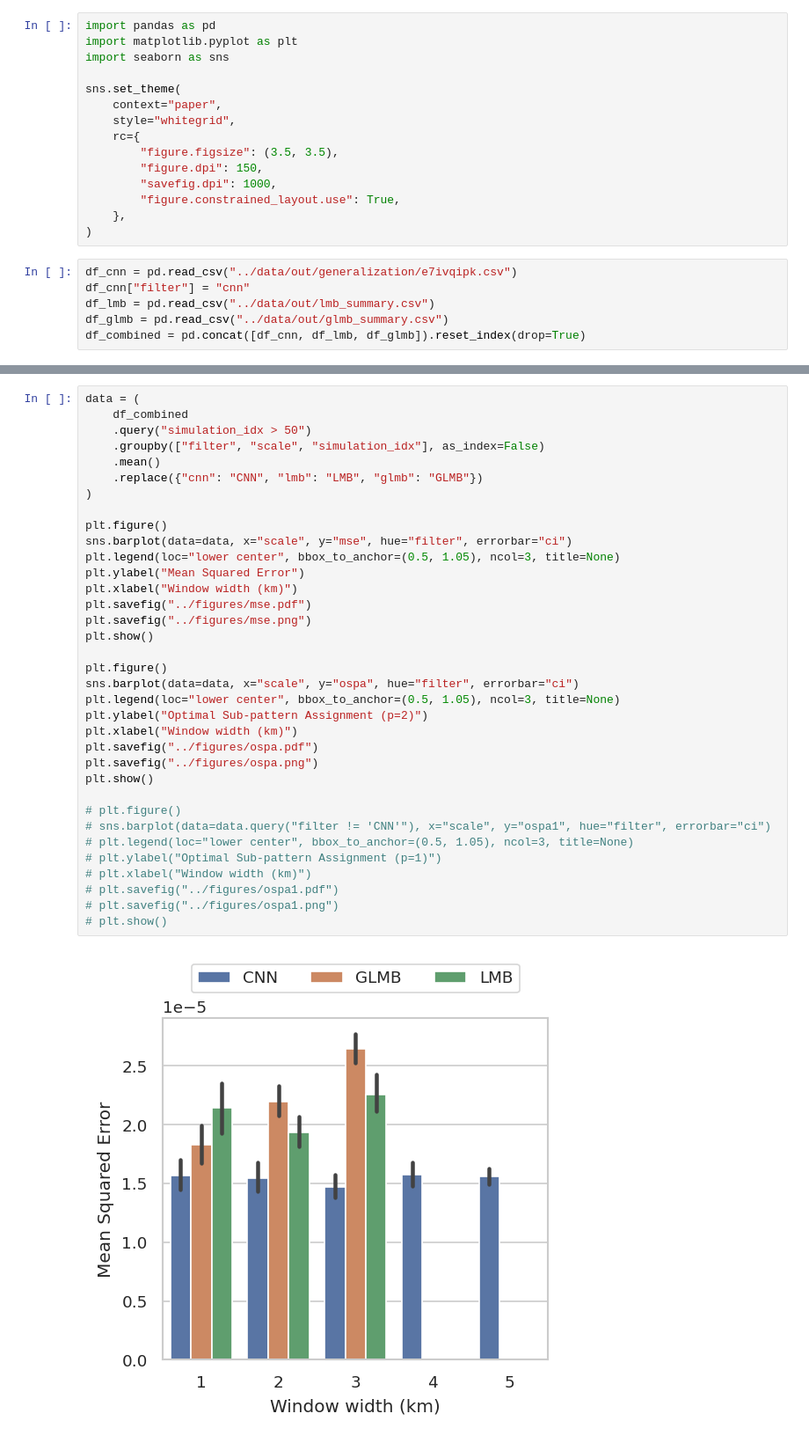
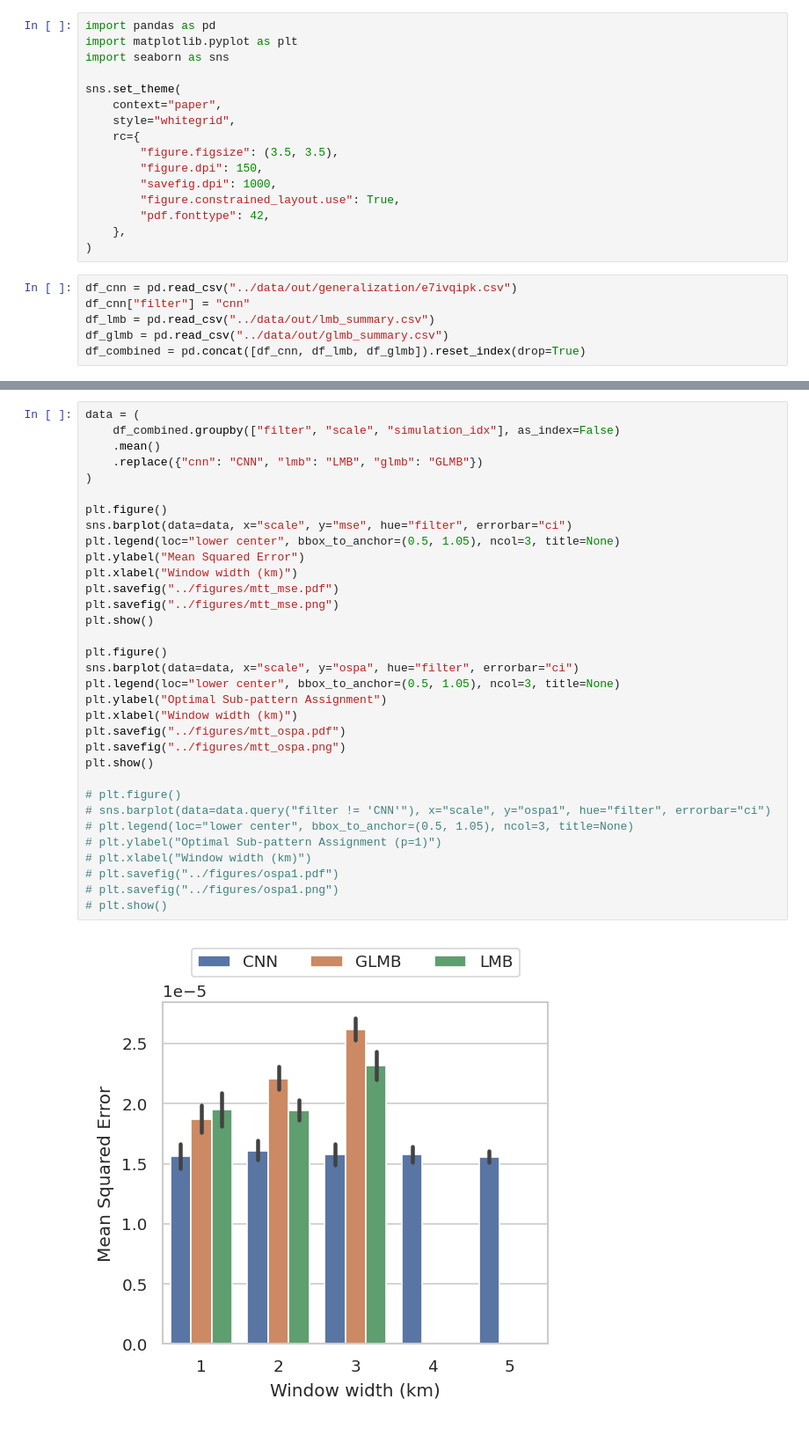
Before and after one commit to Damowerko/mtt, a Jupyter notebook: notebooks/mtt_summary.ipynb, the cells around one changed output, grey strips where cells are left out. Shown: that part at 88% size. Saved outputs shown, nothing was run; the diff lists cells and outputs as text.

```diff
--- a/notebooks/mtt_summary.ipynb
+++ b/notebooks/mtt_summary.ipynb
@@ -11,6 +11,7 @@ sns.set_theme(
         "figure.dpi": 150,
         "savefig.dpi": 1000,
         "figure.constrained_layout.use": True,
+        "pdf.fonttype": 42,
     },
 )
 # %%
@@ -22,37 +43,35 @@ df_combined = pd.concat([df_cnn, df_lmb, df_glmb]).reset_index(drop=True)
 # %%
 data = (
-    df_combined
-    .query("simulation_idx > 50")
-    .groupby(["filter", "scale", "simulation_idx"], as_index=False)
+    df_combined.groupby(["filter", "scale", "simulation_idx"], as_index=False)
     .mean()
     .replace({"cnn": "CNN", "lmb": "LMB", "glmb": "GLMB"})
 )
 
 plt.figure()
 sns.barplot(data=data, x="scale", y="mse", hue="filter", errorbar="ci")
 plt.legend(loc="lower center", bbox_to_anchor=(0.5, 1.05), ncol=3, title=None)
 plt.ylabel("Mean Squared Error")
 plt.xlabel("Window width (km)")
-plt.savefig("../figures/mse.pdf")
-plt.savefig("../figures/mse.png")
+plt.savefig("../figures/mtt_mse.pdf")
+plt.savefig("../figures/mtt_mse.png")
 plt.show()
 
 plt.figure()
 sns.barplot(data=data, x="scale", y="ospa", hue="filter", errorbar="ci")
 plt.legend(loc="lower center", bbox_to_anchor=(0.5, 1.05), ncol=3, title=None)
-plt.ylabel("Optimal Sub-pattern Assignment (p=2)")
+plt.ylabel("Optimal Sub-pattern Assignment")
 plt.xlabel("Window width (km)")
-plt.savefig("../figures/ospa.pdf")
-plt.savefig("../figures/ospa.png")
+plt.savefig("../figures/mtt_ospa.pdf")
+plt.savefig("../figures/mtt_ospa.png")
 plt.show()
 
 # plt.figure()
 # sns.barplot(data=data.query("filter != 'CNN'"), x="scale", y="ospa1", hue="filter", errorbar="ci")
 # plt.legend(loc="lower center", bbox_to_anchor=(0.5, 1.05), ncol=3, title=None)
 # plt.ylabel("Optimal Sub-pattern Assignment (p=1)")
 # plt.xlabel("Window width (km)")
 # plt.savefig("../figures/ospa1.pdf")
 # plt.savefig("../figures/ospa1.png")
 # plt.show()
 # %% [output]
-[figure, old version]
+[figure, new version]
```
Also changed, not shown: parts of 8 cells of this notebook, 1 other file.
